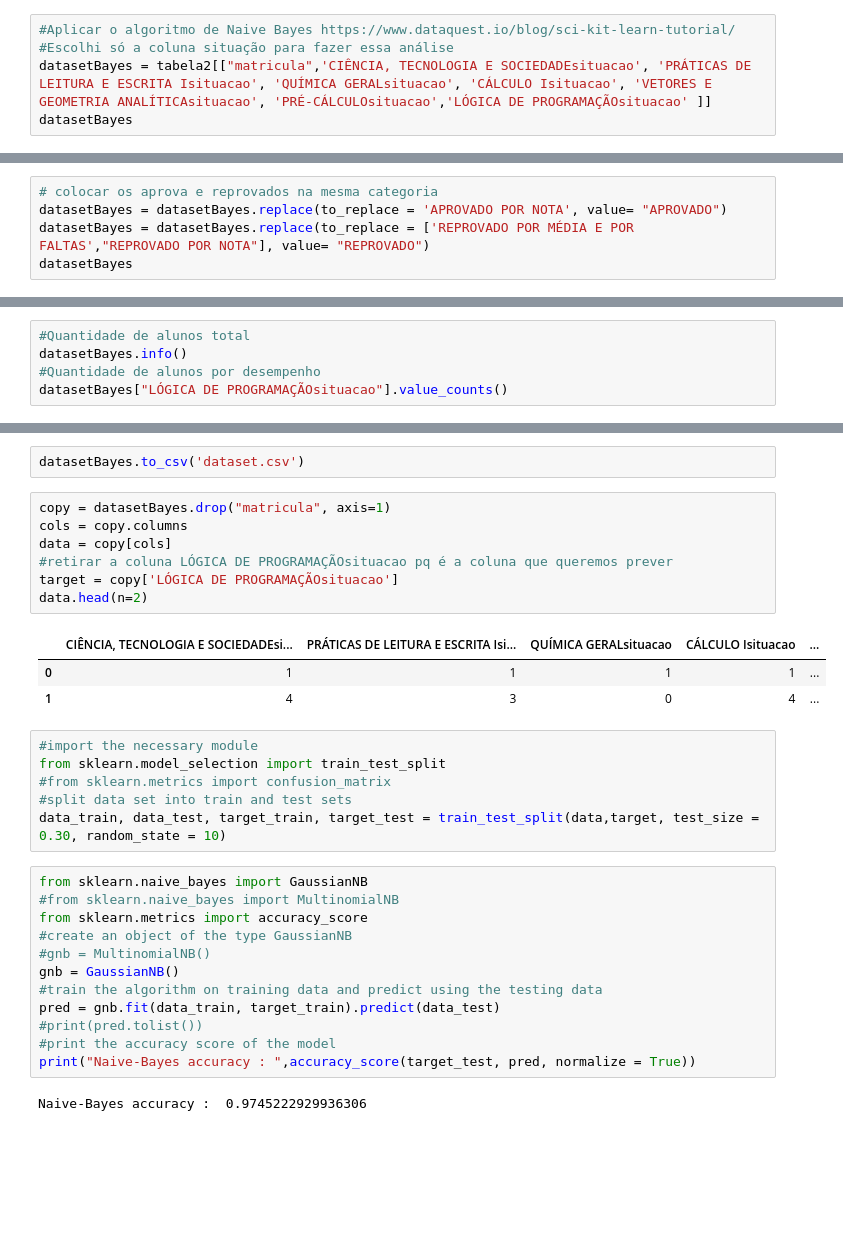
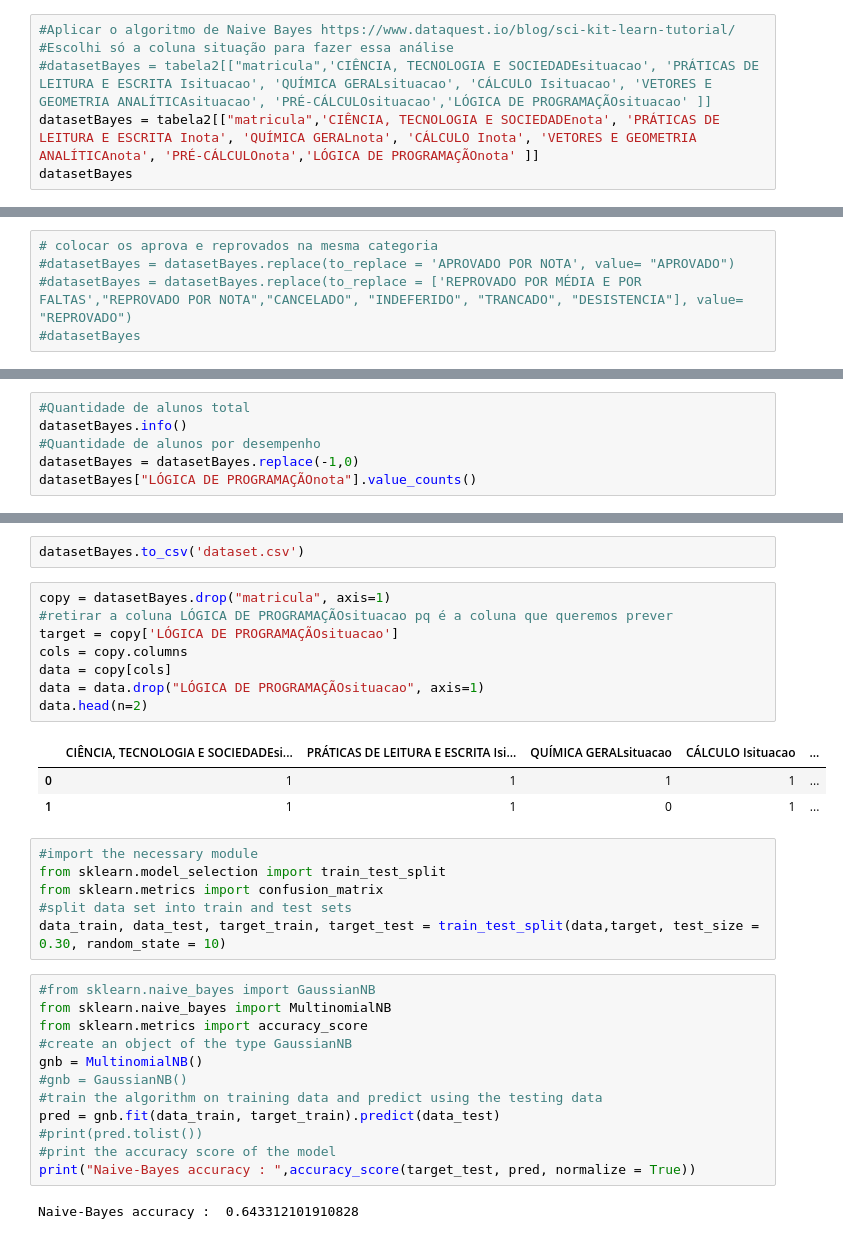
Before and after one commit to repitta/CienciaDeDadosEducacionais, a Jupyter notebook: Análise_Luana.ipynb, the cells around one changed output, grey strips where cells are left out. Saved outputs shown, nothing was run; the diff lists cells and outputs as text; blank space fills up the shorter version.

```diff
--- a/Análise_Luana.ipynb
+++ b/Análise_Luana.ipynb
@@ -568,6 +568,7 @@ plt.show()
 # %%
 #Aplicar o algoritmo de Naive Bayes https://www.dataquest.io/blog/sci-kit-learn-tutorial/
 #Escolhi só a coluna situação para fazer essa análise
-datasetBayes = tabela2[["matricula",'CIÊNCIA, TECNOLOGIA E SOCIEDADEsituacao', 'PRÁTICAS DE LEITURA E ESCRITA Isituacao', 'QUÍMICA GERALsituacao', 'CÁLCULO Isituacao', 'VETORES E GEOMETRIA ANALÍTICAsituacao', 'PRÉ-CÁLCULOsituacao','LÓGICA DE PROGRAMAÇÃOsituacao' ]]
+#datasetBayes = tabela2[["matricula",'CIÊNCIA, TECNOLOGIA E SOCIEDADEsituacao', 'PRÁTICAS DE LEITURA E ESCRITA Isituacao', 'QUÍMICA GERALsituacao', 'CÁLCULO Isituacao', 'VETORES E GEOMETRIA ANALÍTICAsituacao', 'PRÉ-CÁLCULOsituacao','LÓGICA DE PROGRAMAÇÃOsituacao' ]]
+datasetBayes = tabela2[["matricula",'CIÊNCIA, TECNOLOGIA E SOCIEDADEnota', 'PRÁTICAS DE LEITURA E ESCRITA Inota', 'QUÍMICA GERALnota', 'CÁLCULO Inota', 'VETORES E GEOMETRIA ANALÍTICAnota', 'PRÉ-CÁLCULOnota','LÓGICA DE PROGRAMAÇÃOnota' ]]
 datasetBayes
 # %% [output]
@@ -591,6 +592,6 @@ datasetBayes
 521 rows × 8 columns
 # %%
 # colocar os aprova e reprovados na mesma categoria
-datasetBayes = datasetBayes.replace(to_replace = 'APROVADO POR NOTA', value= "APROVADO")
-datasetBayes = datasetBayes.replace(to_replace = ['REPROVADO POR MÉDIA E POR FALTAS',"REPROVADO POR NOTA"], value= "REPROVADO")
-datasetBayes
+#datasetBayes = datasetBayes.replace(to_replace = 'APROVADO POR NOTA', value= "APROVADO")
+#datasetBayes = datasetBayes.replace(to_replace = ['REPROVADO POR MÉDIA E POR FALTAS',"REPROVADO POR NOTA","CANCELADO", "INDEFERIDO", "TRANCADO", "DESISTENCIA"], value= "REPROVADO")
+#datasetBayes
@@ -620,7 +602,8 @@ datasetBayes.to_csv('datasetcategorico.csv')
 #Quantidade de alunos total
 datasetBayes.info()
 #Quantidade de alunos por desempenho
-datasetBayes["LÓGICA DE PROGRAMAÇÃOsituacao"].value_counts()
+datasetBayes = datasetBayes.replace(-1,0)
+datasetBayes["LÓGICA DE PROGRAMAÇÃOnota"].value_counts()
 # %% [output]
 <class 'pandas.core.frame.DataFrame'>
 RangeIndex: 521 entries, 0 to 520
@@ -680,33 +673,34 @@ datasetBayes
 datasetBayes.to_csv('dataset.csv')
 # %%
 copy = datasetBayes.drop("matricula", axis=1)
+#retirar a coluna LÓGICA DE PROGRAMAÇÃOsituacao pq é a coluna que queremos prever
+target = copy['LÓGICA DE PROGRAMAÇÃOsituacao']
 cols = copy.columns
 data = copy[cols]
-#retirar a coluna LÓGICA DE PROGRAMAÇÃOsituacao pq é a coluna que queremos prever
-target = copy['LÓGICA DE PROGRAMAÇÃOsituacao']
+data = data.drop("LÓGICA DE PROGRAMAÇÃOsituacao", axis=1)
 data.head(n=2)
 # %% [output]
 |  | CIÊNCIA, TECNOLOGIA E SOCIEDADEsi... | PRÁTICAS DE LEITURA E ESCRITA Isi... | QUÍMICA GERALsituacao | CÁLCULO Isituacao | ... |
 | 0 | 1 | 1 | 1 | 1 | ... |
-| 1 | 4 | 3 | 0 | 4 | ... |
+| 1 | 1 | 1 | 0 | 1 | ... |
 # %%
 #import the necessary module
 from sklearn.model_selection import train_test_split
-#from sklearn.metrics import confusion_matrix
+from sklearn.metrics import confusion_matrix
 #split data set into train and test sets
 data_train, data_test, target_train, target_test = train_test_split(data,target, test_size = 0.30, random_state = 10)
 # %%
-from sklearn.naive_bayes import GaussianNB
-#from sklearn.naive_bayes import MultinomialNB
+#from sklearn.naive_bayes import GaussianNB
+from sklearn.naive_bayes import MultinomialNB
 from sklearn.metrics import accuracy_score
 #create an object of the type GaussianNB
-#gnb = MultinomialNB()
-gnb = GaussianNB()
+gnb = MultinomialNB()
+#gnb = GaussianNB()
 #train the algorithm on training data and predict using the testing data
 pred = gnb.fit(data_train, target_train).predict(data_test)
 #print(pred.tolist())
 #print the accuracy score of the model
 print("Naive-Bayes accuracy : ",accuracy_score(target_test, pred, normalize = True))
 # %% [output]
-Naive-Bayes accuracy :  0.9745222929936306
+Naive-Bayes accuracy :  0.643312101910828
 # %%
```
Also changed, not shown: parts of 15 cells of this notebook.
